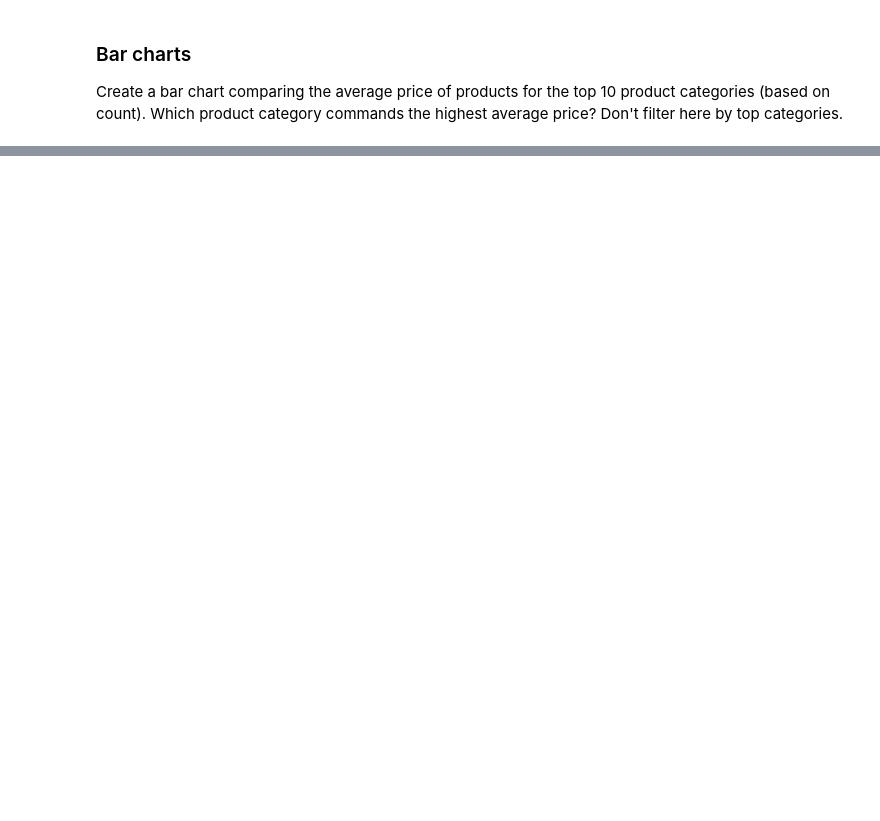
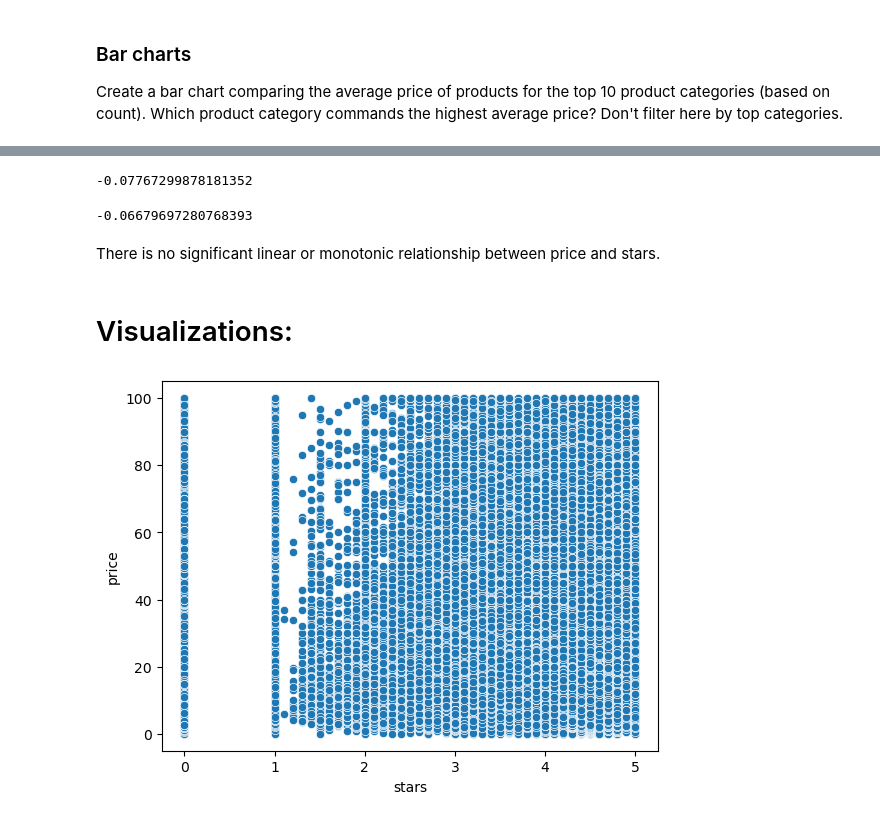
Before and after one commit to Bumbledebee/lab-eda-bivariate, a Jupyter notebook: bimbi_bivariate.ipynb, the cells around one changed output, grey strips where cells are left out. Drawn from its saved outputs; the diff is of its cells as text; code cells hidden in the pictures; blank space fills up the shorter version.

```diff
--- a/bimbi_bivariate.ipynb
+++ b/bimbi_bivariate.ipynb
@@ -171,0 +296,17 @@ df.groupby
+# %%
+df['price'].corr(df['stars']) # PEARSON
+# %% [output]
+-0.07767299878181352
+# %%
+df['price'].corr(df['stars'], method="spearman") # Spearman
+# %% [output]
+-0.06679697280768393
+# %% [markdown]
+There is no significant linear or monotonic relationship between price and stars.
+# %% [markdown]
+# Visualizations:
+# %%
+sns.scatterplot(data=df, x='stars', y='price')
+plt.show()
+# %% [output]
+[figure, added]
```
Also changed, not shown: parts of 37 cells of this notebook.
